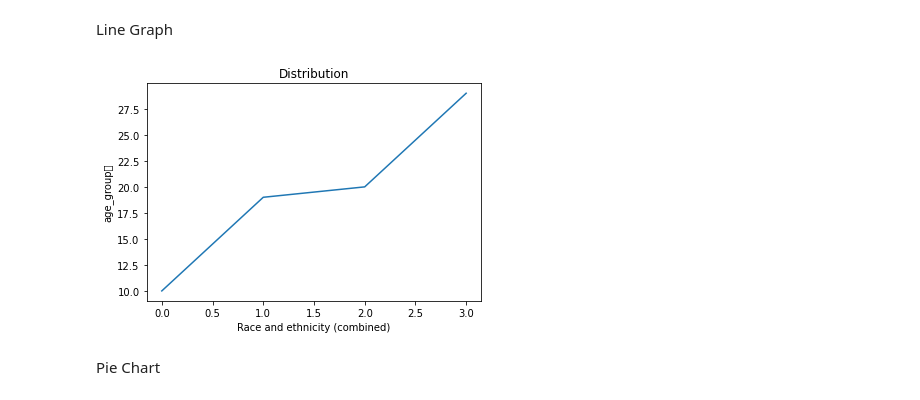
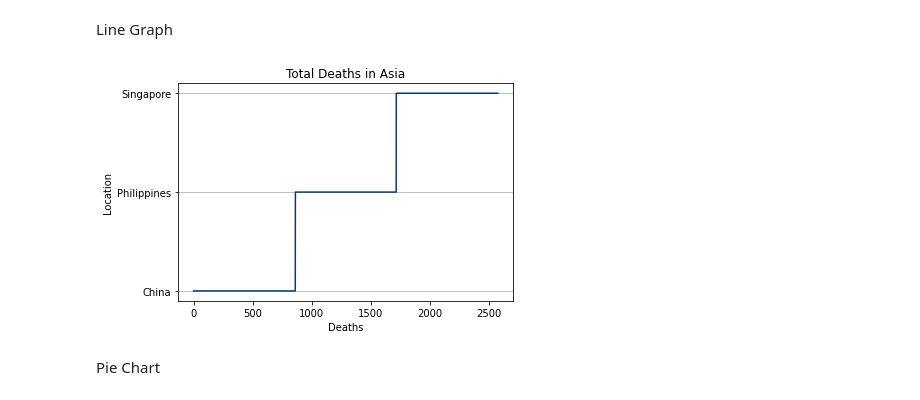
Before and after one commit to krisanndesiderio/SYSTEM-TRON, a Jupyter notebook: COVID19_Case_Surveillance_Public_Use_Data.ipynb, the cells around one changed output. Drawn from its saved outputs; the diff is of its cells as text; code cells hidden in the pictures.

```diff
--- a/COVID19_Case_Surveillance_Public_Use_Data.ipynb
+++ b/COVID19_Case_Surveillance_Public_Use_Data.ipynb
@@ -99,16 +90,20 @@ plt.scatter(x,y)
 [figure]
 # %% [markdown]
 Line Graph
-# %%
-import matplotlib.pyplot as plt
-
-v = [10,19,20,29]
-plt.plot(v)
-plt.ylabel("age_group	")
-plt.xlabel("Race and ethnicity (combined)")
-plt.title('Distribution')
-plt.show()
-# %% [output]
-[figure, removed]
+# %%
+a = np.array(dataset['total_deaths'])
+a = np.array(dataset['location'])
+
+
+plt.ticklabel_format(style='plain')
+plt.plot(a, c='#063c72')
+plt.title("Total Deaths in Asia")
+plt.xlabel("Deaths")
+plt.ylabel("Location")
+plt.grid(axis='y')
+
+plt.show()
+# %% [output]
+[figure, added]
 # %% [markdown]
 Pie Chart
```
Also changed, not shown: parts of 8 cells of this notebook.
